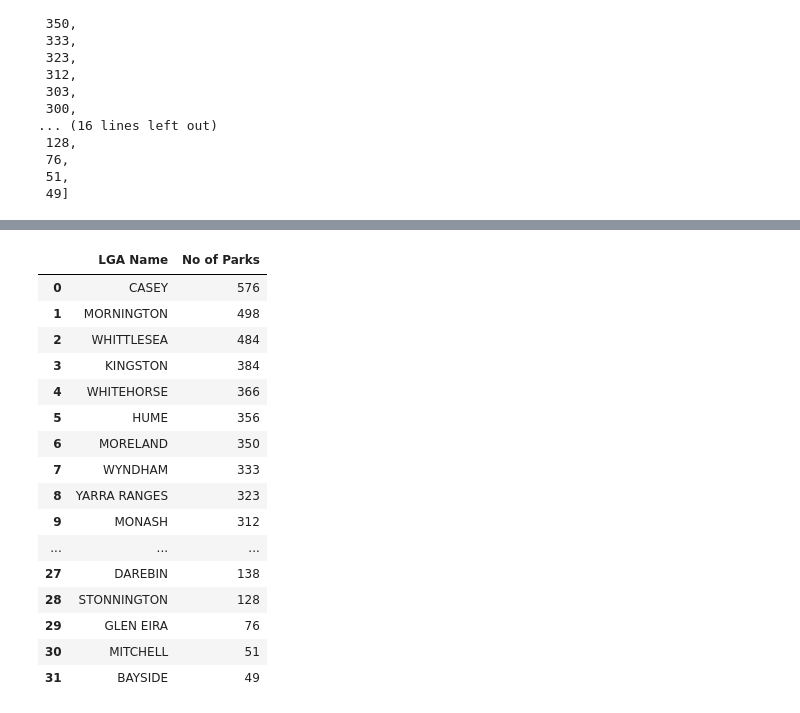
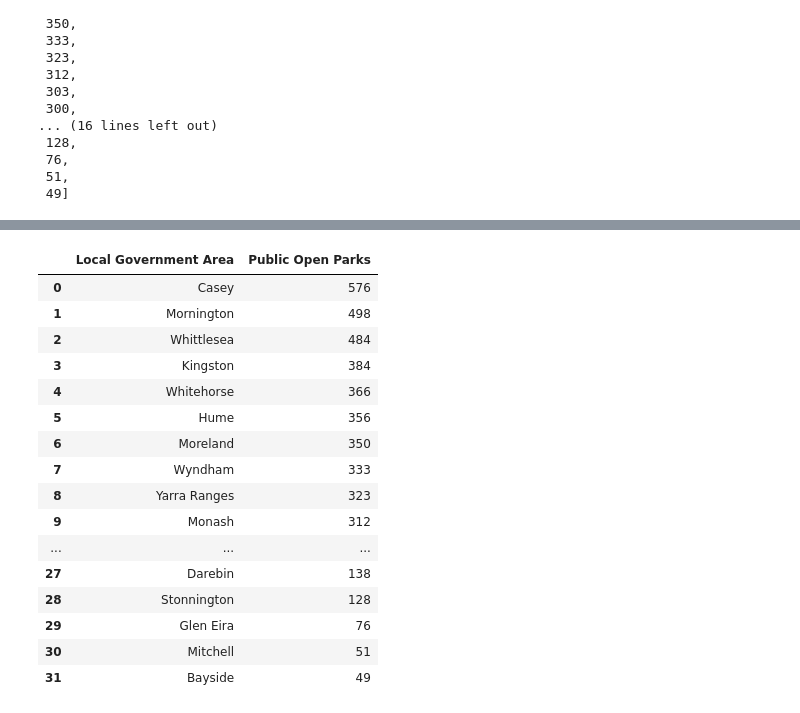
Before and after one commit to au-jr/Group-Project-1, a Jupyter notebook: john_working.ipynb, the cells around one changed output, grey strips where cells are left out. Saved outputs shown, nothing was run; the diff lists cells and outputs as text; code cells hidden in the pictures.

Commit message:
Updated John's working notebook & added the merged dataframe as csv.

```diff
--- a/john_working.ipynb
+++ b/john_working.ipynb
@@ -41,7 +61,7 @@ lga_list
 lga_bucket = []
 
 for i in range(len(lga_list)):
-    lga_bucket.append(lga_list['LGA'][i])
+    lga_bucket.append(str(lga_list['LGA'][i].title()))
 
 lga_bucket
 # %% [output]
@@ -108,22 +128,22 @@ plt.show()
 # %%
-lga_park_count_df = pd.DataFrame({"LGA Name" : lga_bucket,
-                                  "No of Parks" : park_count})
+lga_park_count_df = pd.DataFrame({"Local Government Area" : lga_bucket,
+                                  "Public Open Parks" : park_count})
 lga_park_count_df
 # %% [output]
-|  | LGA Name | No of Parks |
-| 0 | CASEY | 576 |
-| 1 | MORNINGTON | 498 |
-| 2 | WHITTLESEA | 484 |
-| 3 | KINGSTON | 384 |
-| 4 | WHITEHORSE | 366 |
-| 5 | HUME | 356 |
-| 6 | MORELAND | 350 |
-| 7 | WYNDHAM | 333 |
-| 8 | YARRA RANGES | 323 |
-| 9 | MONASH | 312 |
+|  | Local Government Area | Public Open Parks |
+| 0 | Casey | 576 |
+| 1 | Mornington | 498 |
+| 2 | Whittlesea | 484 |
+| 3 | Kingston | 384 |
+| 4 | Whitehorse | 366 |
+| 5 | Hume | 356 |
+| 6 | Moreland | 350 |
+| 7 | Wyndham | 333 |
+| 8 | Yarra Ranges | 323 |
+| 9 | Monash | 312 |
 | ... | ... | ... |
-| 27 | DAREBIN | 138 |
-| 28 | STONNINGTON | 128 |
-| 29 | GLEN EIRA | 76 |
-| 30 | MITCHELL | 51 |
-| 31 | BAYSIDE | 49 |
+| 27 | Darebin | 138 |
+| 28 | Stonnington | 128 |
+| 29 | Glen Eira | 76 |
+| 30 | Mitchell | 51 |
+| 31 | Bayside | 49 |
```
Also changed, not shown: parts of 8 cells of this notebook, 2 other files.
